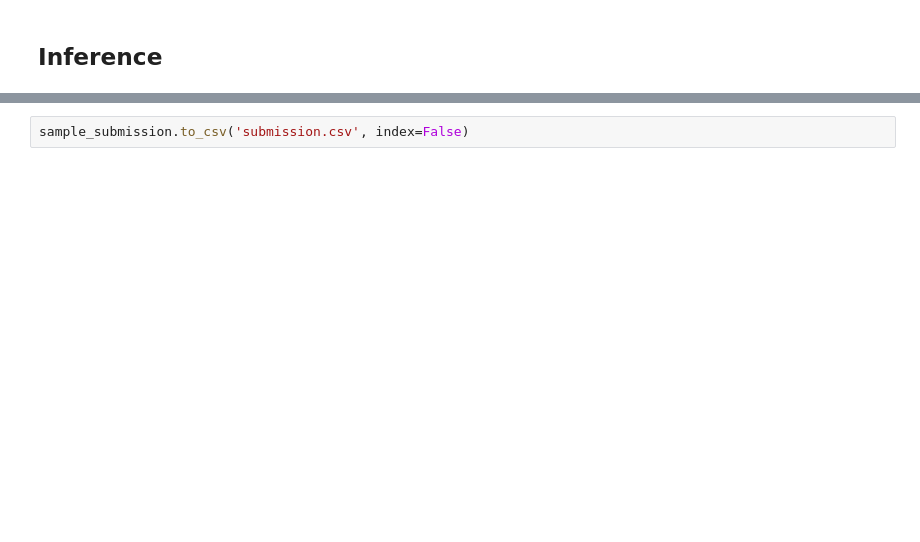
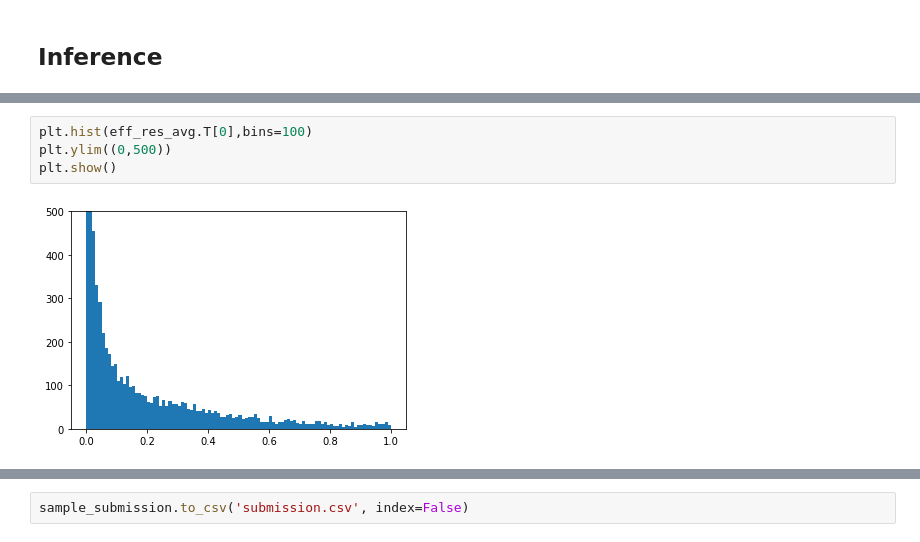
Before and after one commit to utsavnandi/Kaggle-SIIM-ISIC-Melanoma-Classification, a Jupyter notebook: SIIM_ISIC_Melanoma_Classification.ipynb, the cells around one changed output, grey strips where cells are left out. Cells and saved outputs as stored; diff of their text form; blank space fills up the shorter version.

```diff
--- a/SIIM_ISIC_Melanoma_Classification.ipynb
+++ b/SIIM_ISIC_Melanoma_Classification.ipynb
@@ -574,0 +772,6 @@ sns.distplot(predictions.T[0])
+# %%
+plt.hist(eff_res_avg.T[0],bins=100)
+plt.ylim((0,500))
+plt.show()
+# %% [output]
+[figure, added]
```
Also changed, not shown: parts of 30 cells of this notebook.
